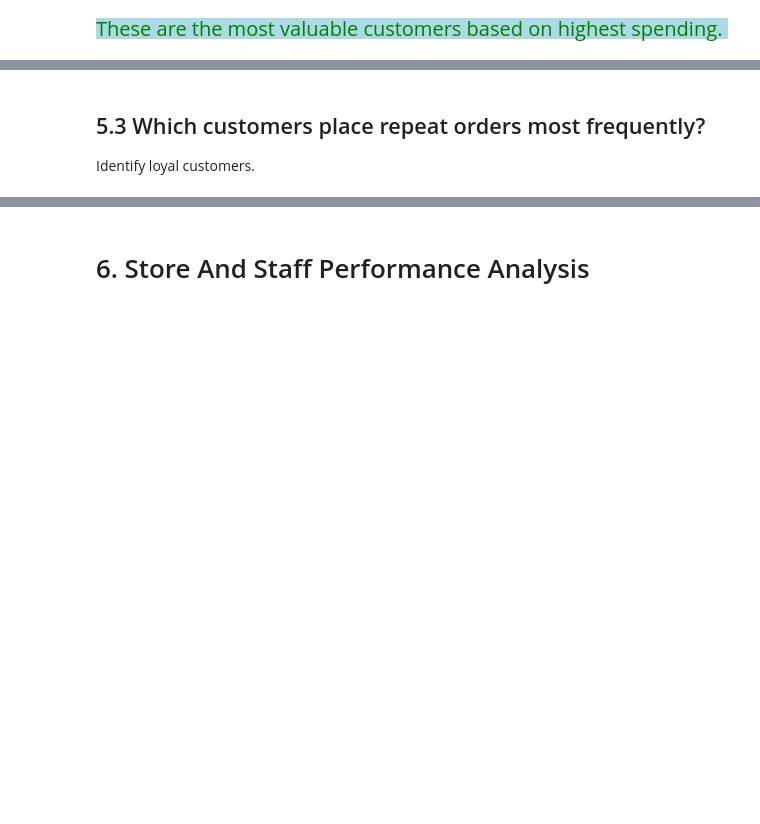
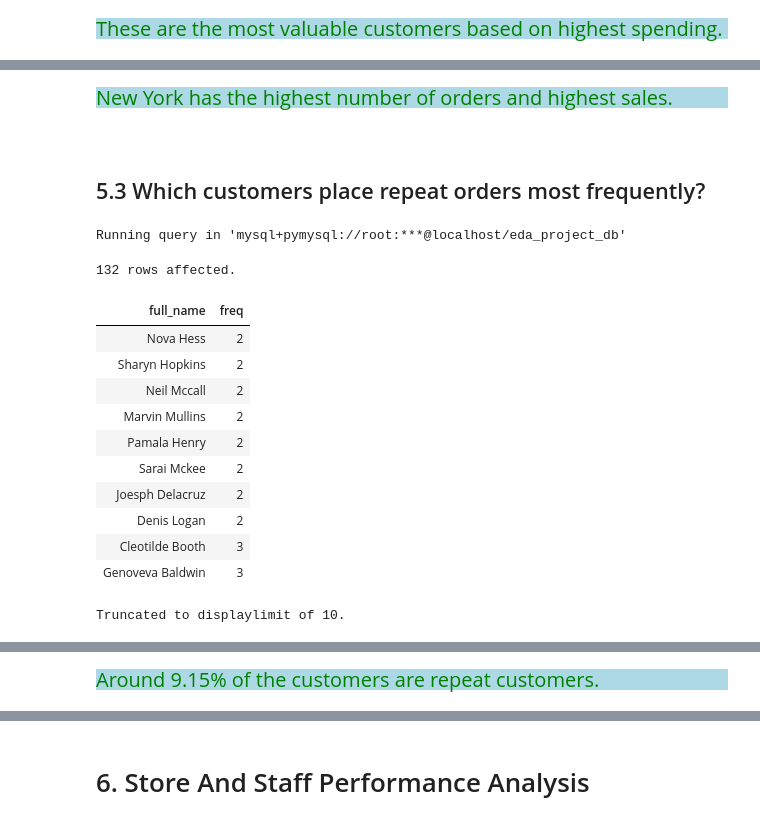
Before and after one commit to Kartika-Nidhi/Biker_Store_Analysis_SQL, a Jupyter notebook: BikeStoreAnalysisSQl.ipynb, the cells around one changed output, grey strips where cells are left out. Drawn from its saved outputs; the diff is of its cells as text; code cells hidden in the pictures; blank space fills up the shorter version.

```diff
--- a/BikeStoreAnalysisSQl.ipynb
+++ b/BikeStoreAnalysisSQl.ipynb
@@ -822,9 +926,36 @@ Analyze customer distribution geographically.
+# %% [markdown]
+<div style = "background-color:lightblue; color:green; font-size:20px; text-align:justify">New York has the highest number of orders and highest sales.
+# %% [markdown]
+<div>
 # %% [markdown]
 ## 5.3 Which customers place repeat orders most frequently?
-
-Identify loyal customers.
+# %%
+%%sql
+
+SELECT CONCAT(first_name, ' ', last_name) AS full_name, COUNT(*) AS freq
+FROM customers AS cust
+JOIN orders AS ord ON cust.customer_id = ord.customer_id
+GROUP BY full_name
+HAVING freq > 1;
+# %% [output]
+Running query in 'mysql+pymysql://root:***@localhost/eda_project_db'
+132 rows affected.
+| full_name | freq |
+| Nova Hess | 2 |
+| Sharyn Hopkins | 2 |
+| Neil Mccall | 2 |
+| Marvin Mullins | 2 |
+| Pamala Henry | 2 |
+| Sarai Mckee | 2 |
+| Joesph Delacruz | 2 |
+| Denis Logan | 2 |
+| Cleotilde Booth | 3 |
+| Genoveva Baldwin | 3 |
+Truncated to displaylimit of 10.
 # %% [markdown]
 <div>
+# %% [markdown]
+<div style = "background-color:lightblue; color:green; font-size:20px; text-align:justify">Around 9.15% of the customers are repeat customers.
 # %% [markdown]
 <div>
 # %% [markdown]
```
Also changed, not shown: parts of 10 cells of this notebook.
